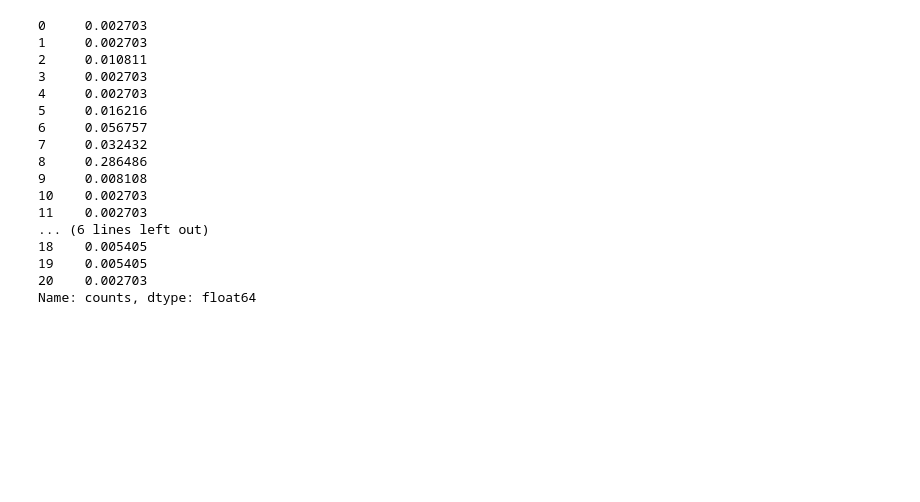
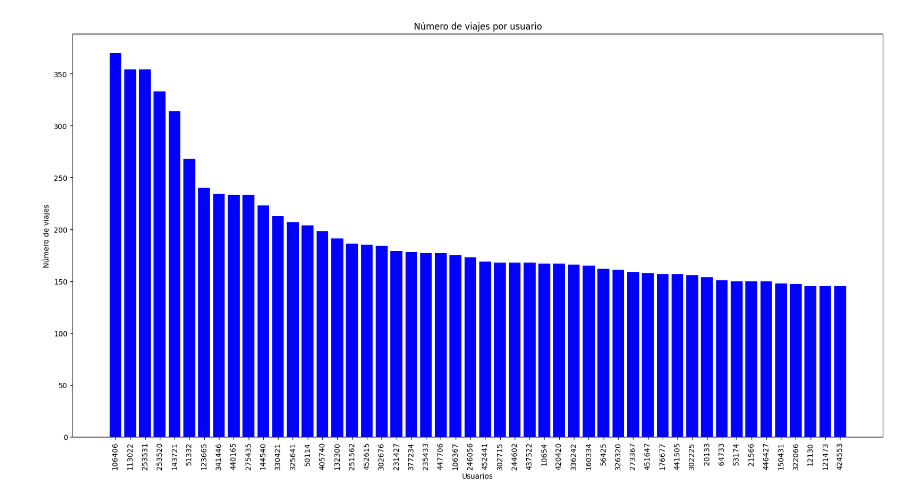
Before and after one commit to angelmdezhdez/thesis, a Jupyter notebook: visualizaciones3.ipynb, the cells around one changed output. Drawn from its saved outputs; the diff is of its cells as text; code cells hidden in the pictures; blank space fills up the shorter version.

```diff
--- a/visualizaciones3.ipynb
+++ b/visualizaciones3.ipynb
@@ -18,6 +19,8 @@ est = np.unique(np.concatenate((est1, est2)))
 def count_trips_mibici(data_user):
     viajes_user = data_user.groupby([data_user[['Origen_Id', 'Destino_Id']].min(axis=1), data_user[['Origen_Id', 'Destino_Id']].max(axis=1)]).size().reset_index(name='counts')
     viajes_user.columns = ['Est_A', 'Est_B', 'counts']
+    total = viajes_user['counts'].sum()
+    viajes_user['prob'] = viajes_user['counts']/total
     return viajes_user
 # %%
-conteos = {users[i]: count_trips_mibici(data[data['Usuario_Id'] == users[i]]) for i in range(len(users))}
+viajes_data = {users[i]: count_trips_mibici(data[data['Usuario_Id'] == users[i]]) for i in range(len(users))}
@@ -50,20 +26,0 @@ probabilidades = find_probabilities(conteos)
-# %%
-probabilidades[users[0]]
-# %% [output]
-0     0.002703
-1     0.002703
-2     0.010811
-3     0.002703
-4     0.002703
-5     0.016216
-6     0.056757
-7     0.032432
-8     0.286486
-9     0.008108
-10    0.002703
-11    0.002703
-... (6 lines left out)
-18    0.005405
-19    0.005405
-20    0.002703
-Name: counts, dtype: float64
@@ -69,0 +33,12 @@ Name: counts, dtype: float64
+# %%
+n = 50
+plt.figure(figsize=(20, 10))
+for i in range(n):
+    plt.bar(i, viajes_data[users[i]]['counts'].sum(), color='blue')
+plt.xlabel('Usuarios')
+plt.xticks(range(n), users[:n], rotation=90)
+plt.ylabel('Número de viajes')
+plt.title('Número de viajes por usuario')
+plt.show()
+# %% [output]
+[figure, added]
```
Also changed, not shown: parts of 7 cells of this notebook.
